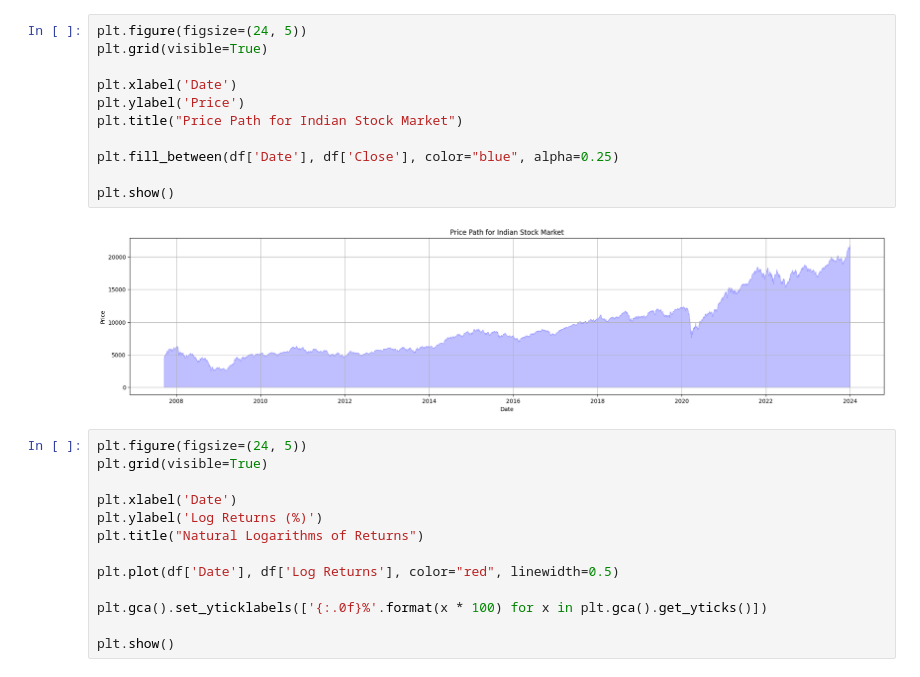
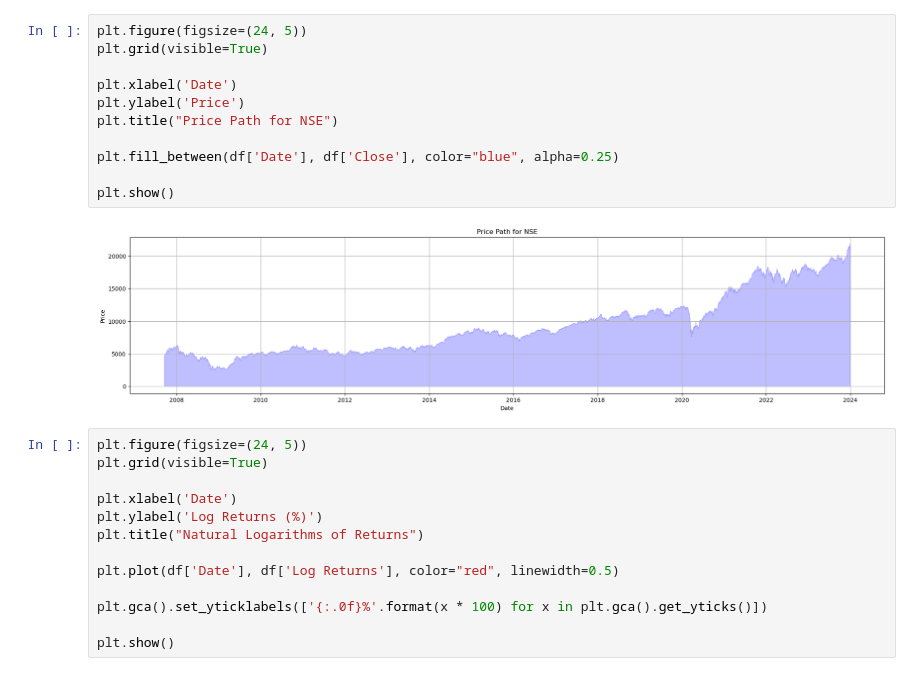
Before and after one commit to Aarvin01/Modelling-Options-Prices-with-Mandelbrotian-Movement-of-Prices, a Jupyter notebook: Mandelbrotian_model_of_asset_prices.ipynb, the cells around one changed output. Drawn from its saved outputs; the diff is of its cells as text.

```diff
--- a/Mandelbrotian_model_of_asset_prices.ipynb
+++ b/Mandelbrotian_model_of_asset_prices.ipynb
@@ -37,16 +35,16 @@ kurt = scipy.stats.kurtosis(log_returns)
 # %%
 plt.figure(figsize=(24, 5))
 plt.grid(visible=True)
 
 plt.xlabel('Date')
 plt.ylabel('Price')
-plt.title("Price Path for Indian Stock Market")
+plt.title("Price Path for NSE")
 
 plt.fill_between(df['Date'], df['Close'], color="blue", alpha=0.25)
 
 plt.show()
 # %% [output]
-[figure, old version]
+[figure, new version]
 # %%
 plt.figure(figsize=(24, 5))
 plt.grid(visible=True)
```
Also changed, not shown: parts of 22 cells of this notebook.
